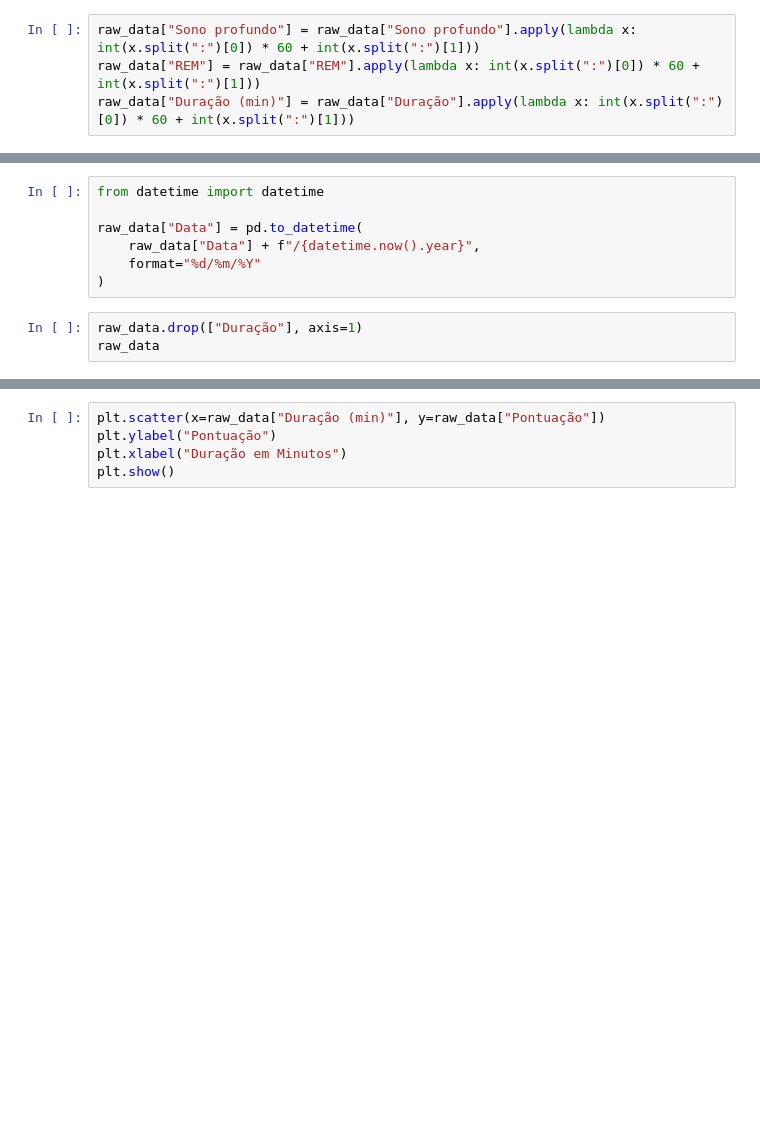
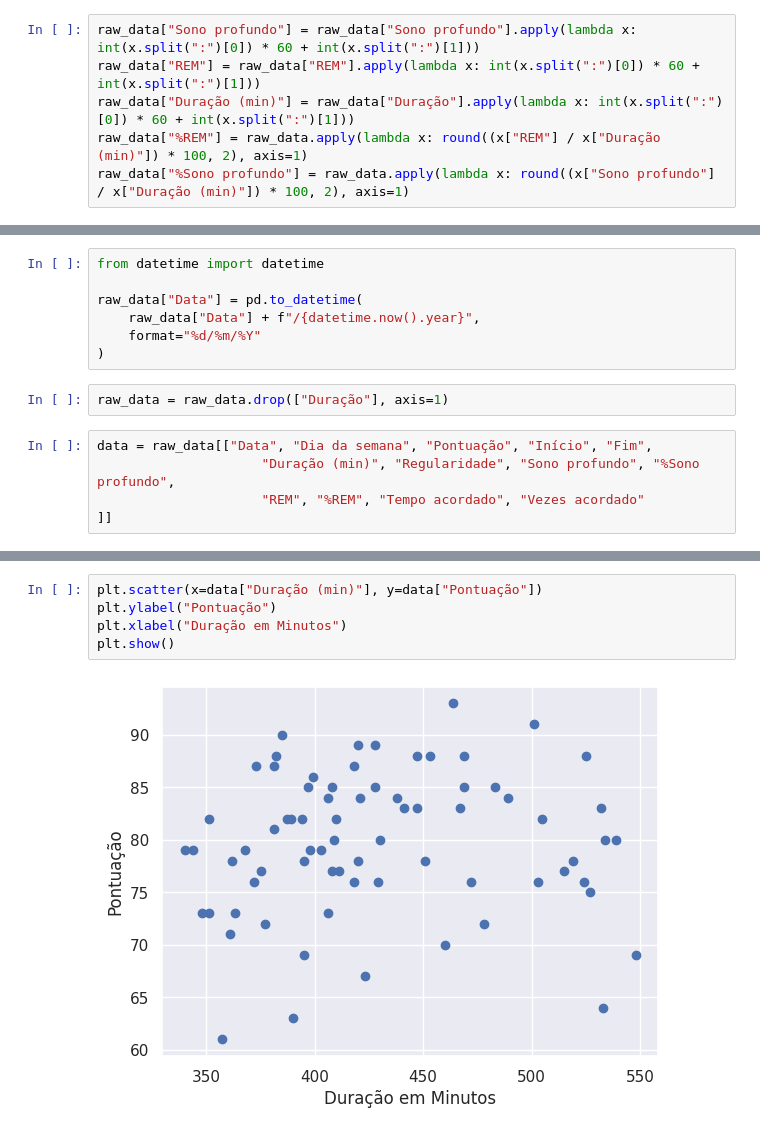
Before and after one commit to kylesonev/sleep_analysis, a Jupyter notebook: notebook/01.ipynb, the cells around one changed output, grey strips where cells are left out. Cells and saved outputs as stored; diff of their text form; blank space fills up the shorter version.

```diff
--- a/notebook/01.ipynb
+++ b/notebook/01.ipynb
@@ -25,3 +25,5 @@ raw_data
 raw_data["Sono profundo"] = raw_data["Sono profundo"].apply(lambda x: int(x.split(":")[0]) * 60 + int(x.split(":")[1]))
 raw_data["REM"] = raw_data["REM"].apply(lambda x: int(x.split(":")[0]) * 60 + int(x.split(":")[1]))
 raw_data["Duração (min)"] = raw_data["Duração"].apply(lambda x: int(x.split(":")[0]) * 60 + int(x.split(":")[1]))
+raw_data["%REM"] = raw_data.apply(lambda x: round((x["REM"] / x["Duração (min)"]) * 100, 2), axis=1)
+raw_data["%Sono profundo"] = raw_data.apply(lambda x: round((x["Sono profundo"] / x["Duração (min)"]) * 100, 2), axis=1)
@@ -32,6 +50,10 @@ raw_data["Data"] = pd.to_datetime(
     raw_data["Data"] + f"/{datetime.now().year}",
     format="%d/%m/%Y"
 )
+# %%
+raw_data = raw_data.drop(["Duração"], axis=1)
 # %%
-raw_data.drop(["Duração"], axis=1)
-raw_data
+data = raw_data[["Data", "Dia da semana", "Pontuação", "Início", "Fim",
+                     "Duração (min)", "Regularidade", "Sono profundo", "%Sono profundo",
+                     "REM", "%REM", "Tempo acordado", "Vezes acordado"
+]]
@@ -52,6 +76,8 @@ raw_data
 # %%
-plt.scatter(x=raw_data["Duração (min)"], y=raw_data["Pontuação"])
+plt.scatter(x=data["Duração (min)"], y=data["Pontuação"])
 plt.ylabel("Pontuação")
 plt.xlabel("Duração em Minutos")
 plt.show()
+# %% [output]
+[figure, added]
 # %%
```
Also changed, not shown: parts of 12 cells of this notebook.
